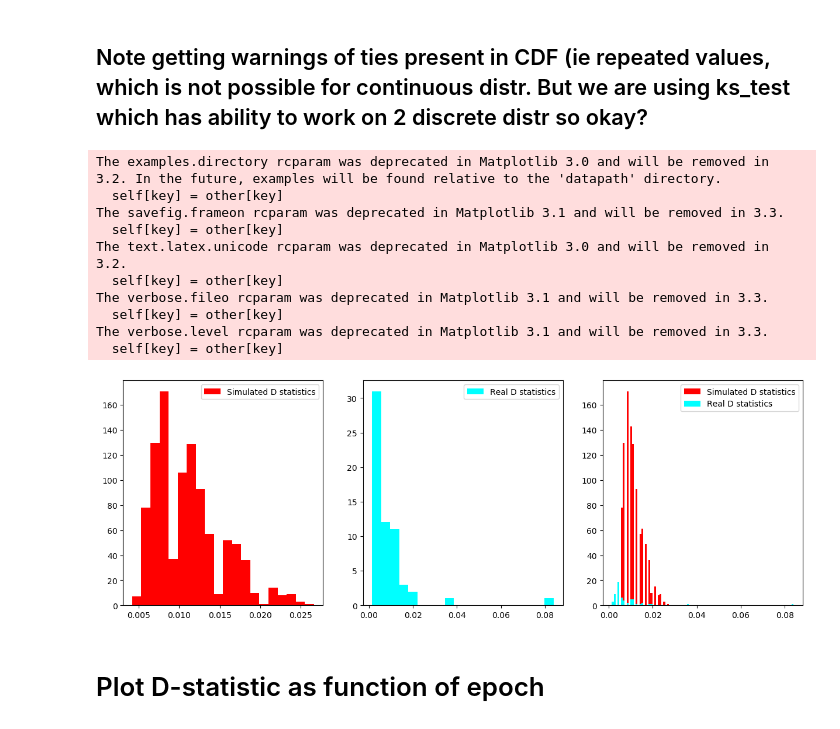
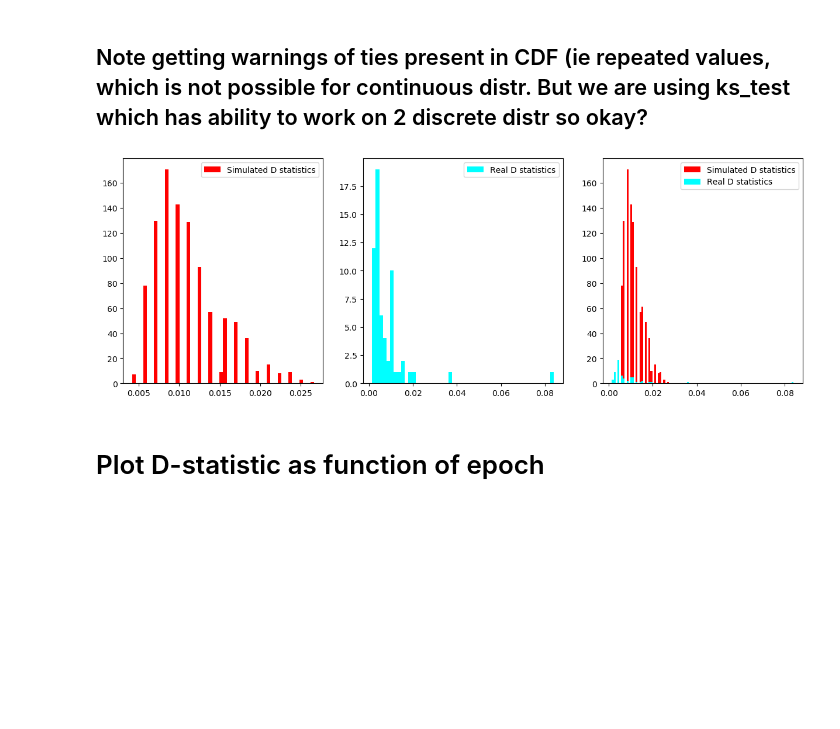
Before and after one commit to minyoungk99/IRES, a Jupyter notebook: J0332_KS_test_sim.ipynb, the cells around one changed output. Saved outputs shown, nothing was run; the diff lists cells and outputs as text; code cells hidden in the pictures; blank space fills up the shorter version.

```diff
--- a/J0332_KS_test_sim.ipynb
+++ b/J0332_KS_test_sim.ipynb
@@ -75,7 +60,7 @@ for i in range(nsims):
 np.savetxt('./R_analysis/sim_cdf.txt',sim_cdf)
 # %%
 #load D-values from ks test between reference template and simulated templates
-D_sim = np.loadtxt('../R_analysis/sim_Dvalues.txt')
+D_sim = np.loadtxt('./R_analysis/sim_Dvalues.txt')
 # %%
 plt.hist(D_sim,bins=20)
 plt.title("D_sim")
@@ -119,36 +104,26 @@ D_real = np.loadtxt('./R_analysis/real_Dvalues.txt')
 # %%
 sns.reset_orig()
 min_bin = np.min([np.min(D_sim), np.min(D_real)])
 max_bin = np.max([np.max(D_sim), np.max(D_real)])
 bins = np.linspace(min_bin, max_bin, 100)
 
 fig = plt.figure(figsize=(15,5))
 ax1 = plt.subplot(1,3,1)
 ax2 = plt.subplot(1,3,2)
 ax3 = plt.subplot(1,3,3)
 
-ax1.hist(D_sim, bins=20, color='r', label='Simulated D statistics')
+ax1.hist(D_sim, bins=50, color='r', label='Simulated D statistics')
 ax1.legend()
 
-ax2.hist(D_real, bins=20, color='cyan', label='Real D statistics')
+ax2.hist(D_real, bins=50, color='cyan', label='Real D statistics')
 ax2.legend()
 
 ax3.hist(D_sim, bins=bins, color='r', label='Simulated D statistics')
 ax3.hist(D_real, bins=bins, color='cyan', label='Real D statistics')
 ax3.legend()
 plt.show()
 # %% [output]
-The examples.directory rcparam was deprecated in Matplotlib 3.0 and will be removed in 3.2. In the future, examples will be found relative to the 'datapath' directory.
-  self[key] = other[key]
-The savefig.frameon rcparam was deprecated in Matplotlib 3.1 and will be removed in 3.3.
-  self[key] = other[key]
-The text.latex.unicode rcparam was deprecated in Matplotlib 3.0 and will be removed in 3.2.
-  self[key] = other[key]
-The verbose.fileo rcparam was deprecated in Matplotlib 3.1 and will be removed in 3.3.
-  self[key] = other[key]
-The verbose.level rcparam was deprecated in Matplotlib 3.1 and will be removed in 3.3.
-  self[key] = other[key]
-[figure, old version]
+[figure, new version]
 # %% [markdown]
 # Plot D-statistic as function of epoch
 # %%
```
Also changed, not shown: parts of 11 cells of this notebook, 6 other files.
